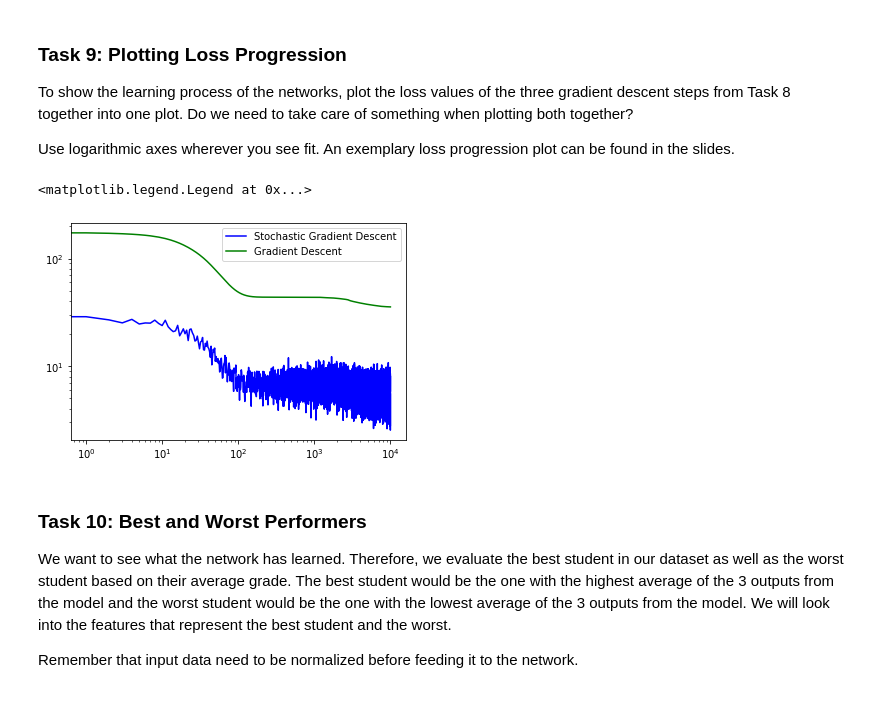
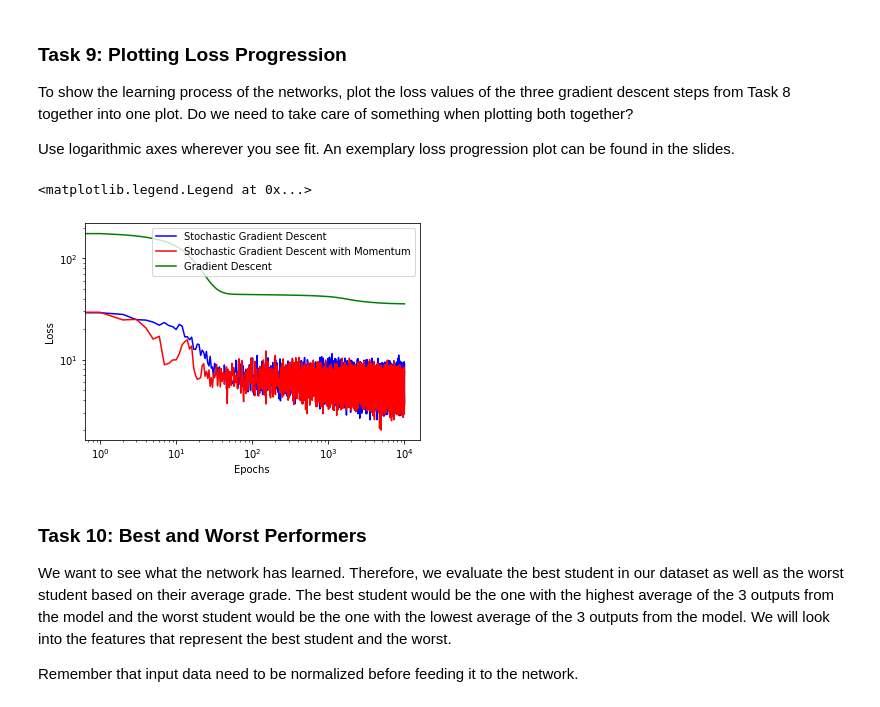
Before and after one commit to gparri610/Deep-Learning-FS24, a Jupyter notebook: DL-Assignment04.ipynb, the cells around one changed output. Saved outputs shown, nothing was run; the diff lists cells and outputs as text; code cells hidden in the pictures.

```diff
--- a/DL-Assignment04.ipynb
+++ b/DL-Assignment04.ipynb
@@ -228,7 +228,7 @@ Implement a loss function that returns the squared loss $\mathcal J^{L_2} = \fra
 Use `numpy` or `scipy` functionality for this task.
 # %%
 def loss(Y, T):
-  return 1./T.shape[0]*numpy.linalg.norm(numpy.subtract(Y,T))
+  return 1./T.shape[0]*numpy.linalg.norm(numpy.subtract(Y,T), 'fro')
 # %% [markdown]
 ### Task 6: Gradient Implementation
 
@@ -263,24 +263,37 @@ def gradient_descent(X, T, Theta, B, eta=0.001, mu=None):
 
   max_epochs = 10000
   max_batches = 500
-  epoch = 0
+  epoch = 1
+  OPT = [numpy.copy(Theta), numpy.copy(Theta)]
   # iterate over batches
   for x,t in batch(X, T, batch_size=B):
-    if epoch<max_epochs:
+    if epoch<=max_epochs and mu is None:
       # compute network output
-      Y, H = network(x, Theta)
+      Y, H = network(x, OPT[epoch])
       # compute and append loss
       loss_values.append(loss(Y,t))
       # compute gradient
-      g1, g2 = gradient(x, t, Y, H, Theta)
+      grad = numpy.array(gradient(x, t, Y, H, OPT[epoch]), dtype=object)
       # and apply gradient descent
-      Theta[0] = Theta[0] - eta*g1
-      Theta[1] = Theta[1] - eta*g2
+      OPT_new = OPT[epoch]- eta*grad
+      OPT.append(OPT_new)
       epoch += 1
-    else:
+    elif epoch>max_epochs and mu is None :
       break
     # apply momentum learning if desired
-    ...
+    if epoch<=max_epochs and mu is not None:
+      # compute network output
+      Y, H = network(x, OPT[epoch])
+      # compute and append loss
+      loss_values.append(loss(Y,t))
+      # compute gradient
+      grad = numpy.array(gradient(x, t, Y, H, OPT[epoch]), dtype=object)
+      # and apply gradient descent
+      OPT_new = OPT[epoch]-eta*grad + mu*(OPT[epoch]- OPT[epoch-1])
+      OPT.append(OPT_new)
+      epoch += 1
+    elif epoch>max_epochs and mu is not None :
+      break
 
   # return the obtained loss values at the end
   return loss_values
@@ -294,7 +307,7 @@ Run the gradient descent three times, first as normal gradient descent, second a
 
 How can you achieve this without requiring separate implementations of the ``gradient_descent`` function from Task 7?
 # %%
-K = 10
+K = 20
 D = 26
 O = 3
 W1 = numpy.random.uniform(-1./numpy.sqrt(D), 1./numpy.sqrt(D), (K+1, D+1))
@@ -312,7 +325,7 @@ Theta2 = copy.deepcopy(Theta)
 SGD = gradient_descent(X, T, Theta2,B=16)
 # run stochastic gradient descent with batches of size 16 and momentum mu=0.9
 Theta3 = copy.deepcopy(Theta)
-SGD_Mo = ...
+SGD_Mo = gradient_descent(X, T, Theta3,B=16, mu= 0.9)
 # %% [markdown]
 ## Evaluation
 
@@ -330,15 +343,17 @@ An exemplary loss progression plot can be found in the slides.
 # %%
 from matplotlib import pyplot
 epochs = numpy.linspace(0, 10000, 10000)
 pyplot.plot(epochs, SGD, "b-", label="Stochastic Gradient Descent")
-# pyplot.plot(..., "r-", label="Stochastic Gradient Descent with Momentum")
+pyplot.plot(epochs, SGD_Mo, "r-", label="Stochastic Gradient Descent with Momentum")
 pyplot.plot(epochs, GD, "g-", label="Gradient Descent")
 pyplot.xscale('log')
 pyplot.yscale('log')
+pyplot.xlabel('Epochs')
+pyplot.ylabel('Loss')
 pyplot.legend()
 # %% [output]
 <matplotlib.legend.Legend at 0x...>
-[figure, old version]
+[figure, new version]
 # %% [markdown]
 ### Task 10: Best and Worst Performers
 
```
